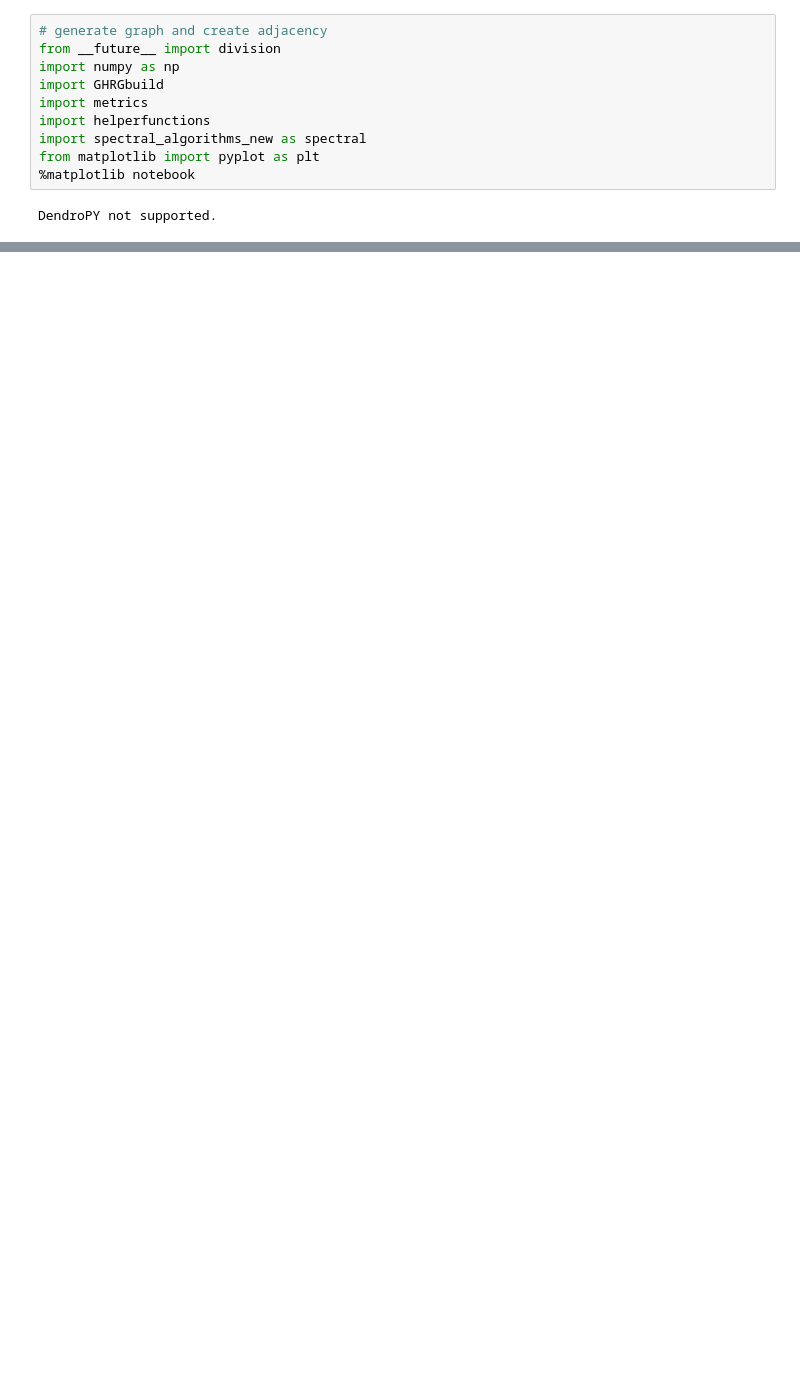
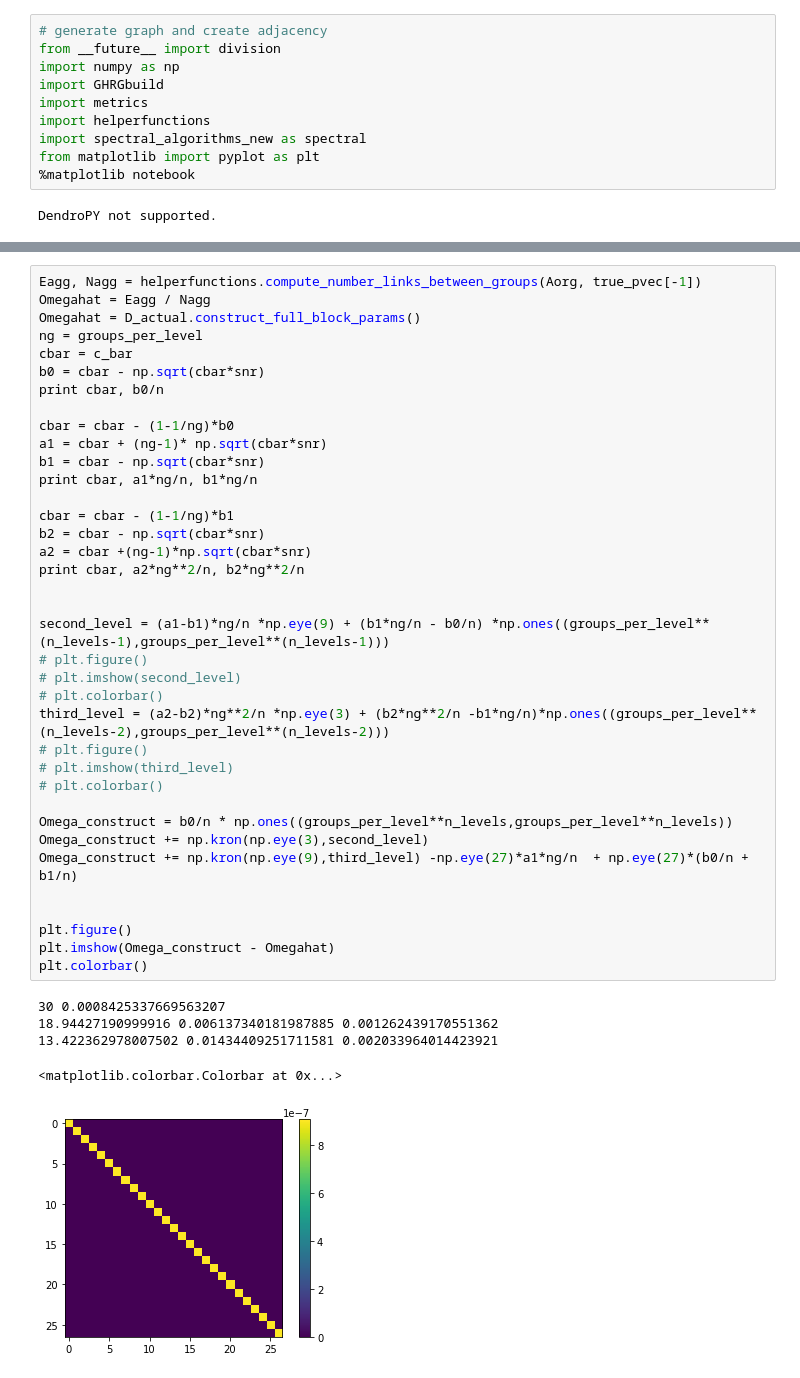
Before and after one commit to michaelschaub/HierarchicalCommunityDetection, a Jupyter notebook: code/IllustrativeExampleOfMethod.ipynb, the cells around one changed output, grey strips where cells are left out. Saved outputs shown, nothing was run; the diff lists cells and outputs as text; blank space fills up the shorter version.

```diff
--- a/code/IllustrativeExampleOfMethod.ipynb
+++ b/code/IllustrativeExampleOfMethod.ipynb
@@ -85,0 +86,43 @@ number nodes /groups
+# %%
+Eagg, Nagg = helperfunctions.compute_number_links_between_groups(Aorg, true_pvec[-1])
+Omegahat = Eagg / Nagg
+Omegahat = D_actual.construct_full_block_params()
+ng = groups_per_level
+cbar = c_bar
+b0 = cbar - np.sqrt(cbar*snr)
+print cbar, b0/n
+
+cbar = cbar - (1-1/ng)*b0
+a1 = cbar + (ng-1)* np.sqrt(cbar*snr)
+b1 = cbar - np.sqrt(cbar*snr)
+print cbar, a1*ng/n, b1*ng/n
+
+cbar = cbar - (1-1/ng)*b1
+b2 = cbar - np.sqrt(cbar*snr)
+a2 = cbar +(ng-1)*np.sqrt(cbar*snr)
+print cbar, a2*ng**2/n, b2*ng**2/n
+
+
+second_level = (a1-b1)*ng/n *np.eye(9) + (b1*ng/n - b0/n) *np.ones((groups_per_level**(n_levels-1),groups_per_level**(n_levels-1)))
+# plt.figure()
+# plt.imshow(second_level)
+# plt.colorbar()
+third_level = (a2-b2)*ng**2/n *np.eye(3) + (b2*ng**2/n -b1*ng/n)*np.ones((groups_per_level**(n_levels-2),groups_per_level**(n_levels-2)))
+# plt.figure()
+# plt.imshow(third_level)
+# plt.colorbar()
+
+Omega_construct = b0/n * np.ones((groups_per_level**n_levels,groups_per_level**n_levels))
+Omega_construct += np.kron(np.eye(3),second_level)
+Omega_construct += np.kron(np.eye(9),third_level) -np.eye(27)*a1*ng/n  + np.eye(27)*(b0/n + b1/n)
+
+
+plt.figure()
+plt.imshow(Omega_construct - Omegahat)
+plt.colorbar()
+# %% [output]
+30 0.0008425337669563207
+18.94427190999916 0.006137340181987885 0.001262439170551362
+13.422362978007502 0.01434409251711581 0.002033964014423921
+<matplotlib.colorbar.Colorbar at 0x...>
+[figure, added]
```
Also changed, not shown: parts of 2 cells of this notebook, 3 other files.
